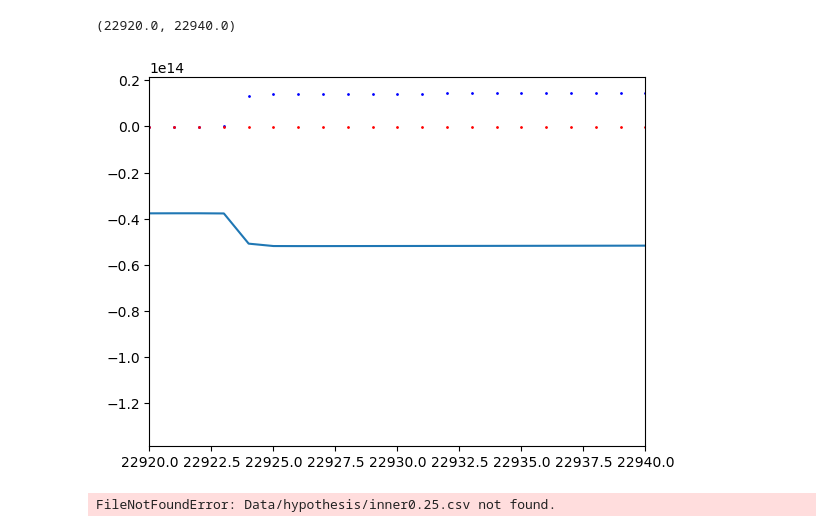
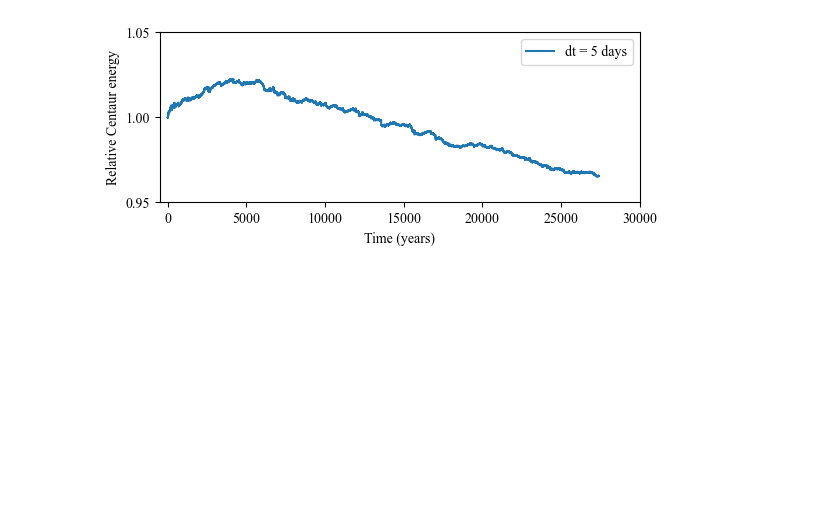
Before and after one commit to ThijsSpoor99/Project-Computational-Science, a Jupyter notebook: hypothesisTesting.ipynb, the cells around one changed output. Cells and saved outputs as stored; diff of their text form; code cells hidden in the pictures; blank space fills up the shorter version.

Commit message:
Created figures for poster.

```diff
--- a/hypothesisTesting.ipynb
+++ b/hypothesisTesting.ipynb
@@ -1,6 +1,10 @@
 # %%
 import numpy as np
 import matplotlib.pyplot as plt
+
+plt.rcParams['mathtext.fontset'] = 'stix'
+plt.rcParams['mathtext.rm'] = 'Times New Roman'
+plt.rcParams['font.family'] ='Times New Roman'
 # %%
 energy10 = np.genfromtxt("Data/energyTesting/centaurEnergy10dt.csv", delimiter=',')
 energy5 = np.genfromtxt("Data/energyTesting/centaurEnergy5dt.csv", delimiter=',')
@@ -106,8 +12,16 @@ plt.legend()
-# %%
-plt.plot(energy1, 'bo', markersize=1)
-plt.plot(energy2, 'ro', markersize=1)
-plt.plot(np.cumsum(error))
-plt.xlim(22920, 22940)
-# %% [output]
-(22920.0, 22940.0)
-[figure, removed]
+# %%
+plt.figure(figsize=(6, 2.5))
+
+plt.plot(np.arange(0, 1e7, 5) / 365.25, energy5 / energy5[0], label='dt = 5 days')
+plt.legend()
+plt.ylim(0.95, 1.05)
+plt.yticks(np.arange(0.95, 1.06, 0.05))
+plt.xlim(-500, 30000)
+plt.xlabel("Time (years)")
+plt.ylabel("Relative Centaur energy")
+
+plt.subplots_adjust(left=0.1)
+plt.subplots_adjust(bottom=0.2)
+plt.savefig("Figures/centaurEnergy.png", dpi=1000)
+# %% [output]
+[figure, added]
@@ -114,16 +32,19 @@ plt.xlim(22920, 22940)
 # %%
 inner = []
+totalInner = []
 outer = []
-totalInner = []
 totalOuter = []
-for GMjupiter in ['0.00', '0.25', '0.50', '0.75', '1.00', '1.25', '1.50', '1.75', '2.00']:
-    data = np.genfromtxt("Data/hypothesis/inner" + GMjupiter + ".csv", delimiter=',')
-    data[1:] -= data[1]
+impact = []
+totalImpact = []
+for GM in GMjupiter:
+    data = np.genfromtxt(f"Data/hypothesis/inner{GM}.csv", delimiter=',')
     inner.append(data)
     totalInner.append(data[-1])
-    data = np.genfromtxt("Data/hypothesis/outer" + GMjupiter + ".csv", delimiter=',')
-    data[1:] -= data[1]
+
+    data = np.genfromtxt(f"Data/hypothesis/outer{GM}.csv", delimiter=',')
     outer.append(data)
     totalOuter.append(data[-1])
+
+    data = np.genfromtxt(f"Data/hypothesis/impact{GM}.csv", delimiter=',')
+    impact.append(data)
+    totalImpact.append(data[-1])
-# %% [output]
-FileNotFoundError: Data/hypothesis/inner0.25.csv not found.
```
Also changed, not shown: parts of 15 cells of this notebook, 11 other files.
